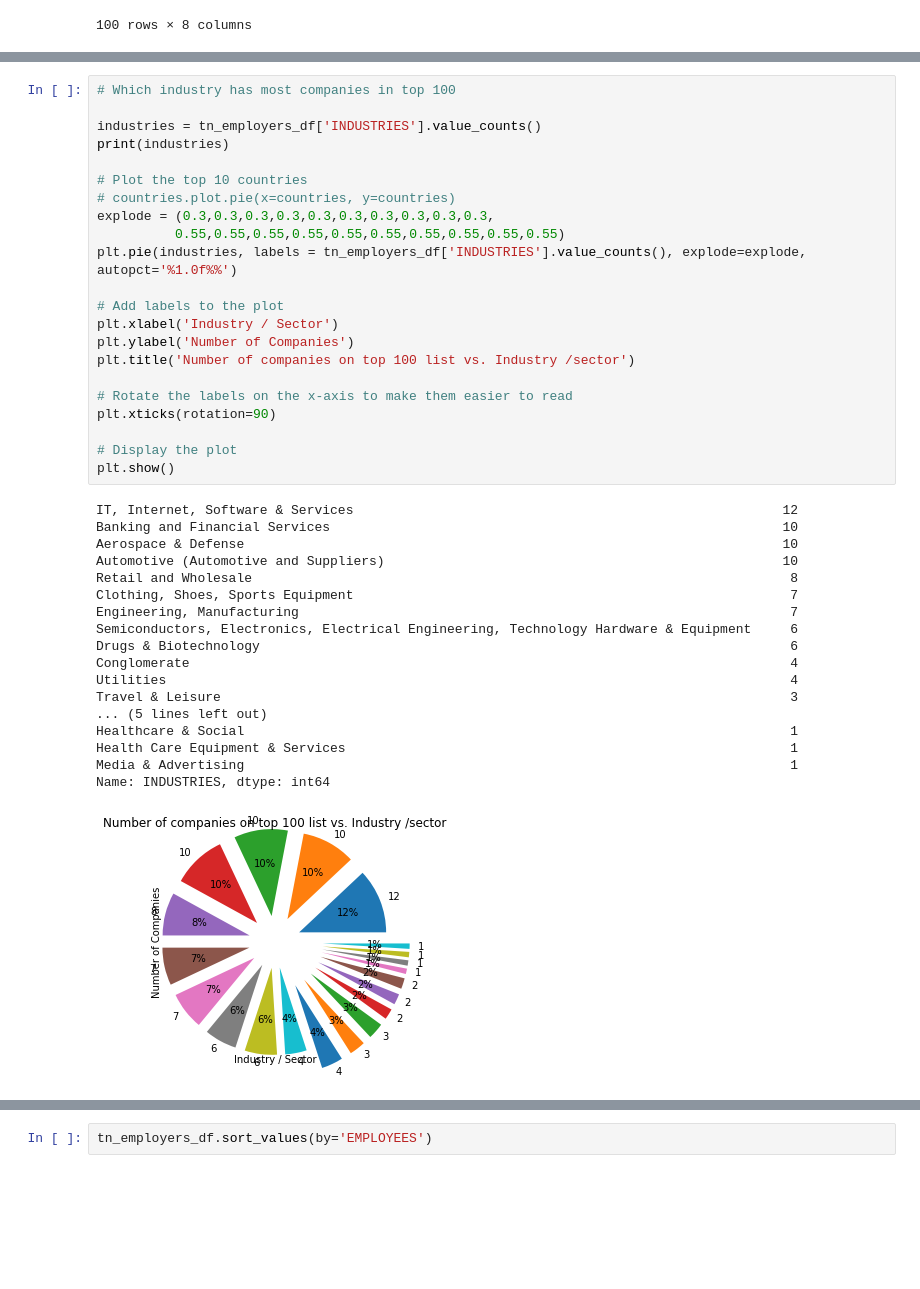
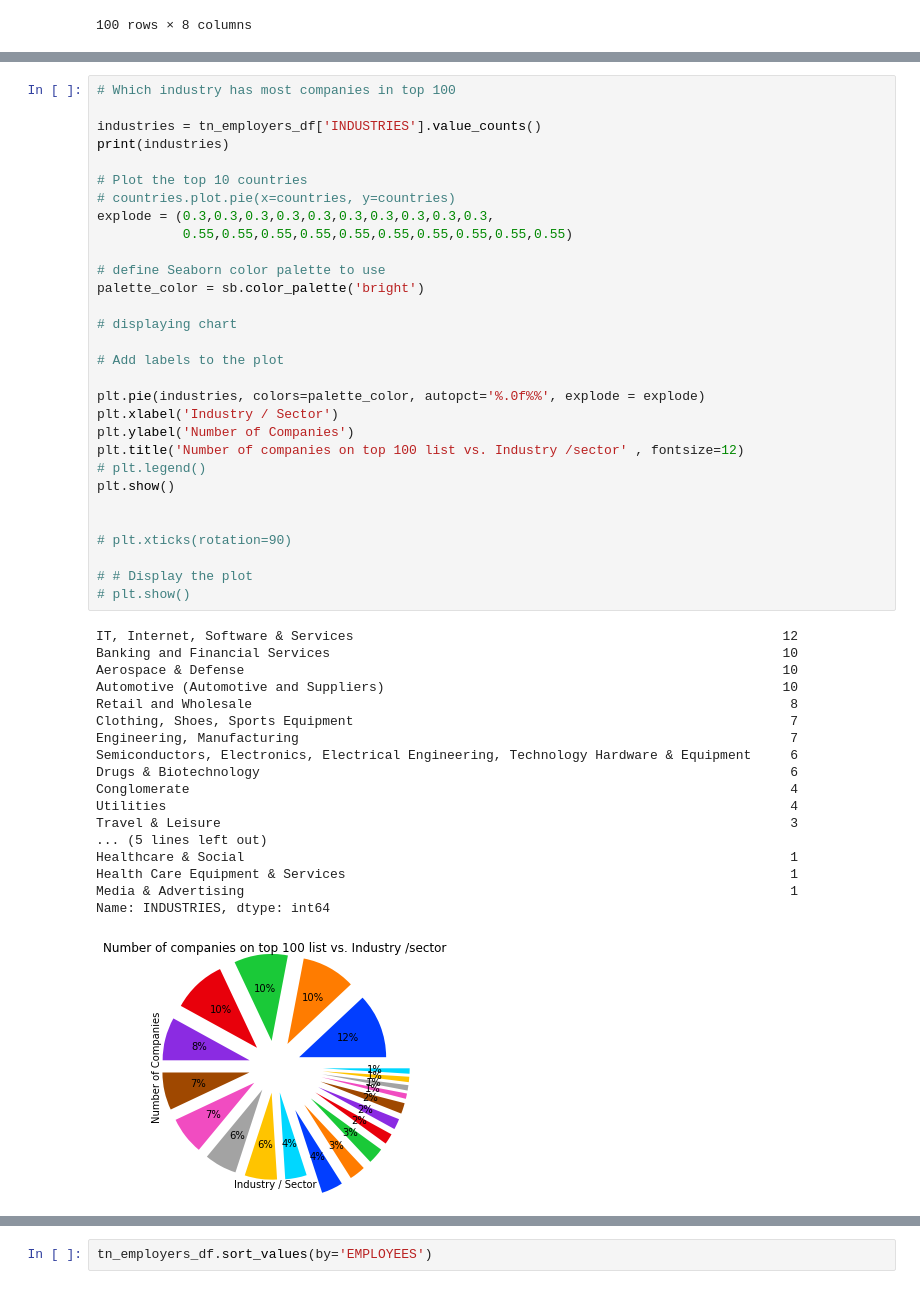
Before and after one commit to timonx11/Project-1-Demonstrasion-Group6, a Jupyter notebook: starter_code/Untitled.ipynb, the cells around one changed output, grey strips where cells are left out. Saved outputs shown, nothing was run; the diff lists cells and outputs as text; blank space fills up the shorter version.

Commit message:
seaborn update

```diff
--- a/starter_code/Untitled.ipynb
+++ b/starter_code/Untitled.ipynb
@@ -189,41 +195,49 @@ plt.show()
 industries = tn_employers_df['INDUSTRIES'].value_counts()
 print(industries)
 
 # Plot the top 10 countries
 # countries.plot.pie(x=countries, y=countries)
 explode = (0.3,0.3,0.3,0.3,0.3,0.3,0.3,0.3,0.3,0.3,
-          0.55,0.55,0.55,0.55,0.55,0.55,0.55,0.55,0.55,0.55)
-plt.pie(industries, labels = tn_employers_df['INDUSTRIES'].value_counts(), explode=explode, autopct='%1.0f%%')
+           0.55,0.55,0.55,0.55,0.55,0.55,0.55,0.55,0.55,0.55)
+
+# define Seaborn color palette to use
+palette_color = sb.color_palette('bright')
+
+# displaying chart
 
 # Add labels to the plot
+
+plt.pie(industries, colors=palette_color, autopct='%.0f%%', explode = explode)
 plt.xlabel('Industry / Sector')
 plt.ylabel('Number of Companies')
-plt.title('Number of companies on top 100 list vs. Industry /sector')
+plt.title('Number of companies on top 100 list vs. Industry /sector' , fontsize=12)
+# plt.legend()
+plt.show()
 
-# Rotate the labels on the x-axis to make them easier to read
-plt.xticks(rotation=90)
 
-# Display the plot
-plt.show()
+# plt.xticks(rotation=90)
+
+# # Display the plot
+# plt.show()
 # %% [output]
 IT, Internet, Software & Services                                                       12
 Banking and Financial Services                                                          10
 Aerospace & Defense                                                                     10
 Automotive (Automotive and Suppliers)                                                   10
 Retail and Wholesale                                                                     8
 Clothing, Shoes, Sports Equipment                                                        7
 Engineering, Manufacturing                                                               7
 Semiconductors, Electronics, Electrical Engineering, Technology Hardware & Equipment     6
 Drugs & Biotechnology                                                                    6
 Conglomerate                                                                             4
 Utilities                                                                                4
 Travel & Leisure                                                                         3
 ... (5 lines left out)
 Healthcare & Social                                                                      1
 Health Care Equipment & Services                                                         1
 Media & Advertising                                                                      1
 Name: INDUSTRIES, dtype: int64
-[figure, old version]
+[figure, new version]
 # %%
 # Which country has highest number of companies
 
```
Also changed, not shown: parts of 5 cells of this notebook.
